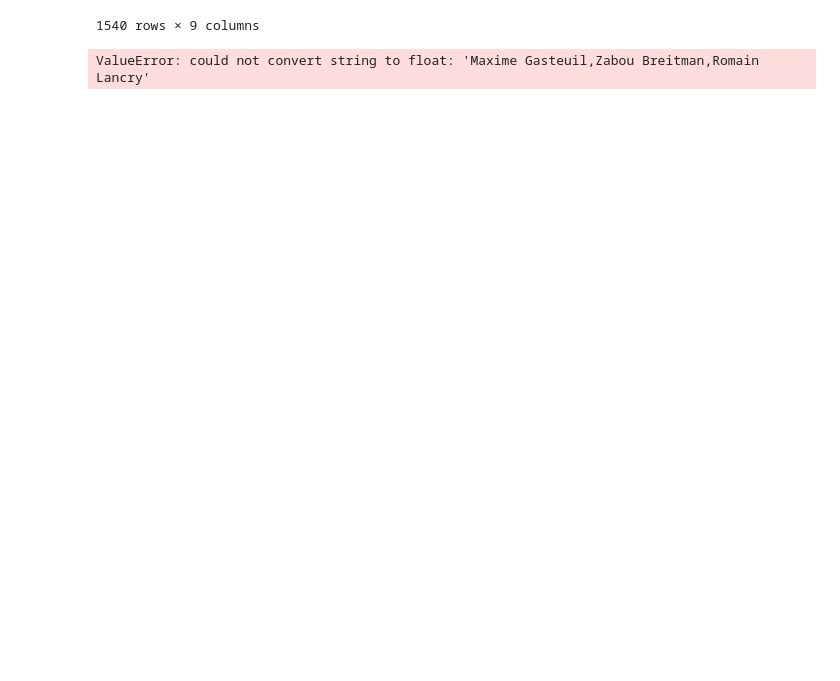
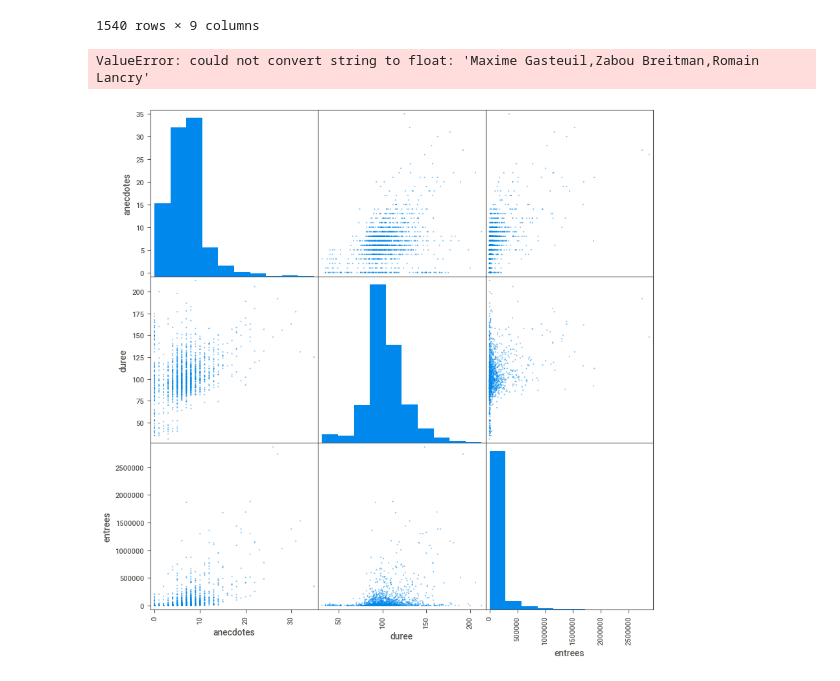
Before and after one commit to Melobgn/cinema_prediction, a Jupyter notebook: analytics.ipynb, the cells around one changed output. Drawn from its saved outputs; the diff is of its cells as text; code cells hidden in the pictures; blank space fills up the shorter version.

```diff
--- a/analytics.ipynb
+++ b/analytics.ipynb
@@ -91,2 +90,7 @@ df.corr()
 # %% [output]
 ValueError: could not convert string to float: 'Maxime Gasteuil,Zabou Breitman,Romain Lancry'
+# %%
+pd.plotting.scatter_matrix(df, figsize=(10, 10))
+plt.show()
+# %% [output]
+[figure, added]
```
Also changed, not shown: parts of 2 cells of this notebook.
